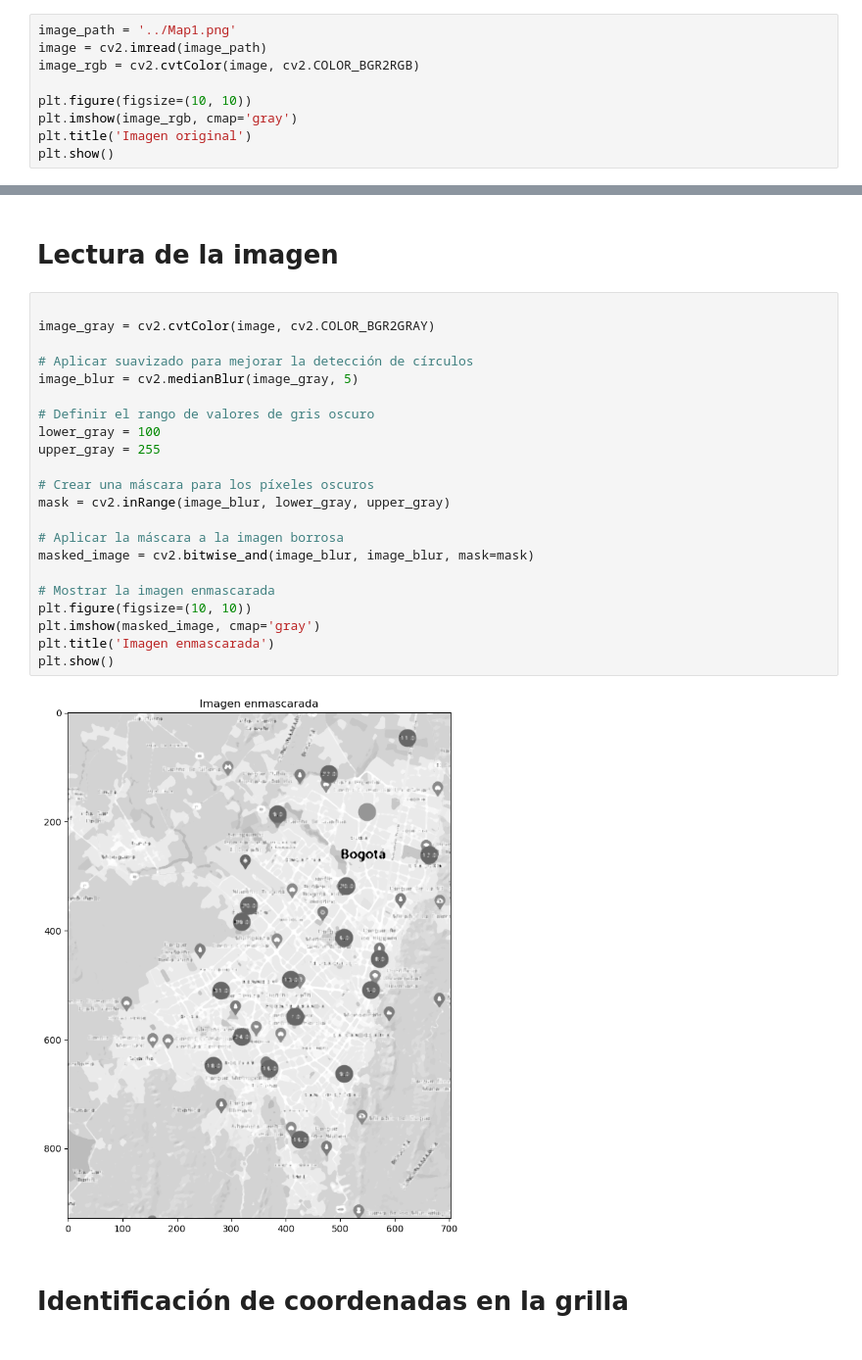
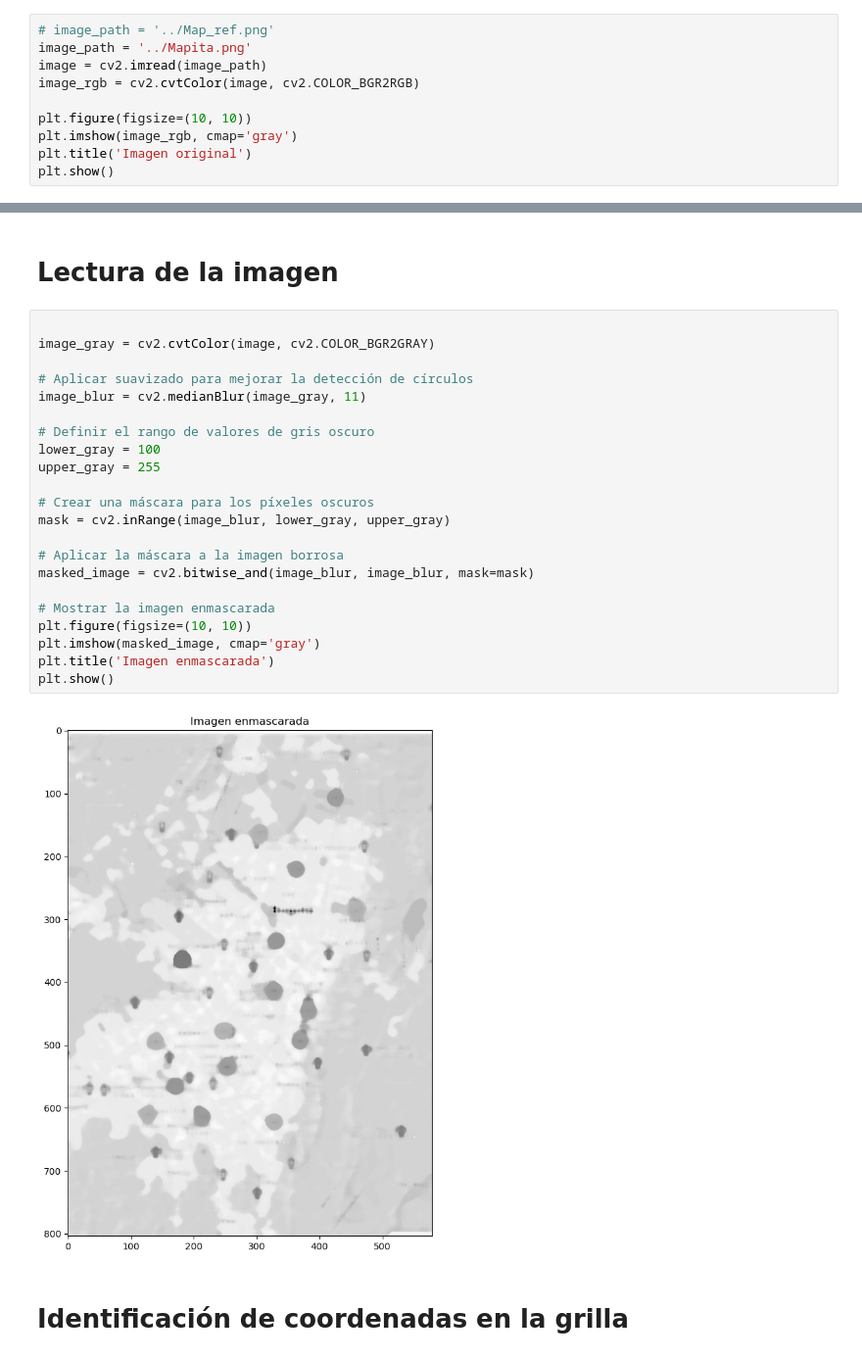
Before and after one commit to svargasro/Wildfire-Smoke-Spread-Over-Bogot-Workshops, a Jupyter notebook: Proyecto Final/Codigo/Analisis de Datos/Polucion/grid.ipynb, the cells around one changed output, grey strips where cells are left out. Shown at 98% size. Saved outputs shown, nothing was run; the diff lists cells and outputs as text.

```diff
--- a/Proyecto Final/Codigo/Analisis de Datos/Polucion/grid.ipynb
+++ b/Proyecto Final/Codigo/Analisis de Datos/Polucion/grid.ipynb
@@ -13,7 +13,8 @@ grid_size = (Lx, Ly)
 # %% [markdown]
 # Carga de datos
 # %%
-image_path = '../Map1.png'
+# image_path = '../Map_ref.png'
+image_path = '../Mapita.png'
 image = cv2.imread(image_path)
 image_rgb = cv2.cvtColor(image, cv2.COLOR_BGR2RGB)
 
@@ -28,27 +29,27 @@ plt.show()
 # %%
 
 image_gray = cv2.cvtColor(image, cv2.COLOR_BGR2GRAY)
 
 # Aplicar suavizado para mejorar la detección de círculos
-image_blur = cv2.medianBlur(image_gray, 5)
+image_blur = cv2.medianBlur(image_gray, 11)
 
 # Definir el rango de valores de gris oscuro
 lower_gray = 100
 upper_gray = 255
 
 # Crear una máscara para los píxeles oscuros
 mask = cv2.inRange(image_blur, lower_gray, upper_gray)
 
 # Aplicar la máscara a la imagen borrosa
 masked_image = cv2.bitwise_and(image_blur, image_blur, mask=mask)
 
 # Mostrar la imagen enmascarada
 plt.figure(figsize=(10, 10))
 plt.imshow(masked_image, cmap='gray')
 plt.title('Imagen enmascarada')
 plt.show()
 # %% [output]
-[figure, old version]
+[figure, new version]
 # %% [markdown]
 # Identificación de coordenadas en la grilla
 # %%
```
Also changed, not shown: parts of 16 cells of this notebook, 2 other files.
